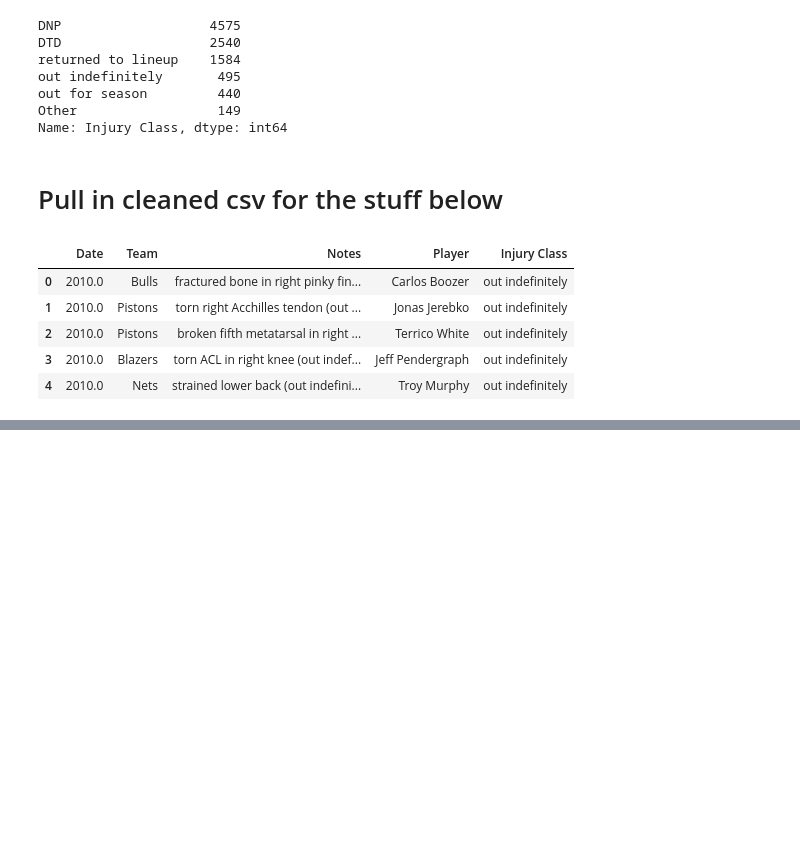
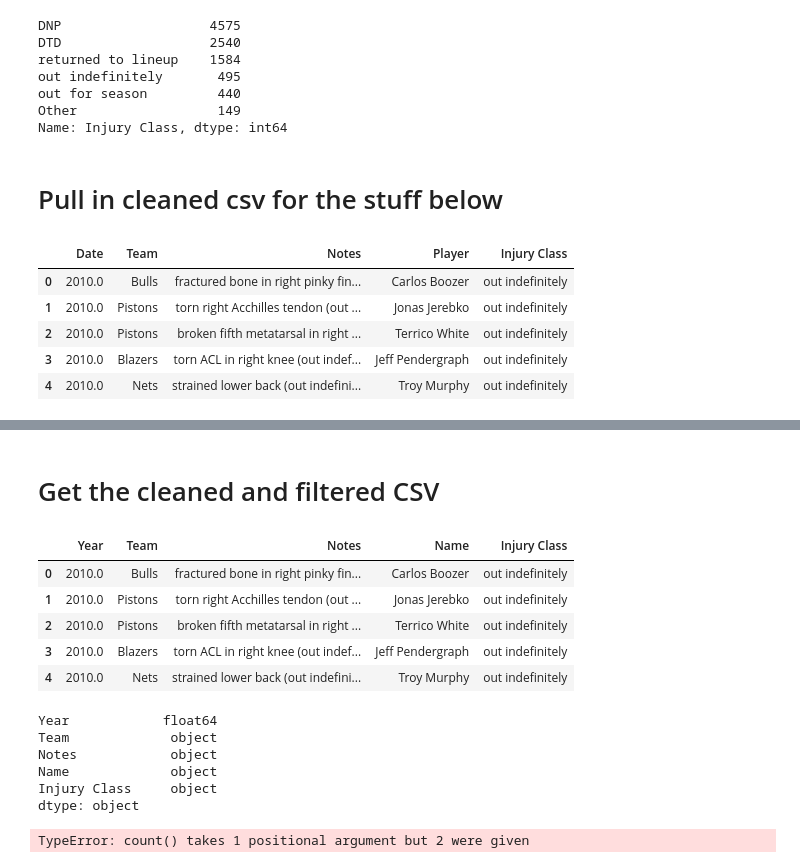
Before and after one commit to xudaiyanzi/NBA_players_salary, a Jupyter notebook: injuries/Injuries_CSV_Processing.ipynb, the cells around one changed output, grey strips where cells are left out. Saved outputs shown, nothing was run; the diff lists cells and outputs as text; code cells hidden in the pictures; blank space fills up the shorter version.

Commit message:
cleaned injuries csv

```diff
--- a/injuries/Injuries_CSV_Processing.ipynb
+++ b/injuries/Injuries_CSV_Processing.ipynb
@@ -296,2 +287,32 @@ Name: Date, dtype: int64
 # %%
 injDF.to_csv('injuries_clean_filtered.csv')
+# %% [markdown]
+# Get the cleaned and filtered CSV
+# %%
+injDF = pd.read_csv('injuries_clean_filtered.csv')
+# %%
+injDF = injDF.drop(['Unnamed: 0'],axis = 1)
+# %%
+injDF = injDF.dropna()
+#oops, fixed
+# %%
+# injDF.tail()
+injDF = injDF.rename({'Date' : 'Year', 'Player' : 'Name'}, axis = 'columns')
+# %%
+injDF.head()
+# %% [output]
+|  | Year | Team | Notes | Name | Injury Class |
+| 0 | 2010.0 | Bulls | fractured bone in right pinky fin... | Carlos Boozer | out indefinitely |
+| 1 | 2010.0 | Pistons | torn right Acchilles tendon (out ... | Jonas Jerebko | out indefinitely |
+| 2 | 2010.0 | Pistons | broken fifth metatarsal in right ... | Terrico White | out indefinitely |
+| 3 | 2010.0 | Blazers | torn ACL in right knee (out indef... | Jeff Pendergraph | out indefinitely |
+| 4 | 2010.0 | Nets | strained lower back (out indefini... | Troy Murphy | out indefinitely |
+# %%
+injDF.dtypes
+# %% [output]
+Year            float64
+Team             object
+Notes            object
+Name             object
+Injury Class     object
+dtype: object
@@ -297,0 +328,4 @@ injDF.to_csv('injuries_clean_filtered.csv')
+# %%
+injCDF = (injDF[injDF['Injury Class'] == 'DTD'])
+# %% [output]
+TypeError: count() takes 1 positional argument but 2 were given
```
Also changed, not shown: parts of 4 cells of this notebook, 1 other file.
